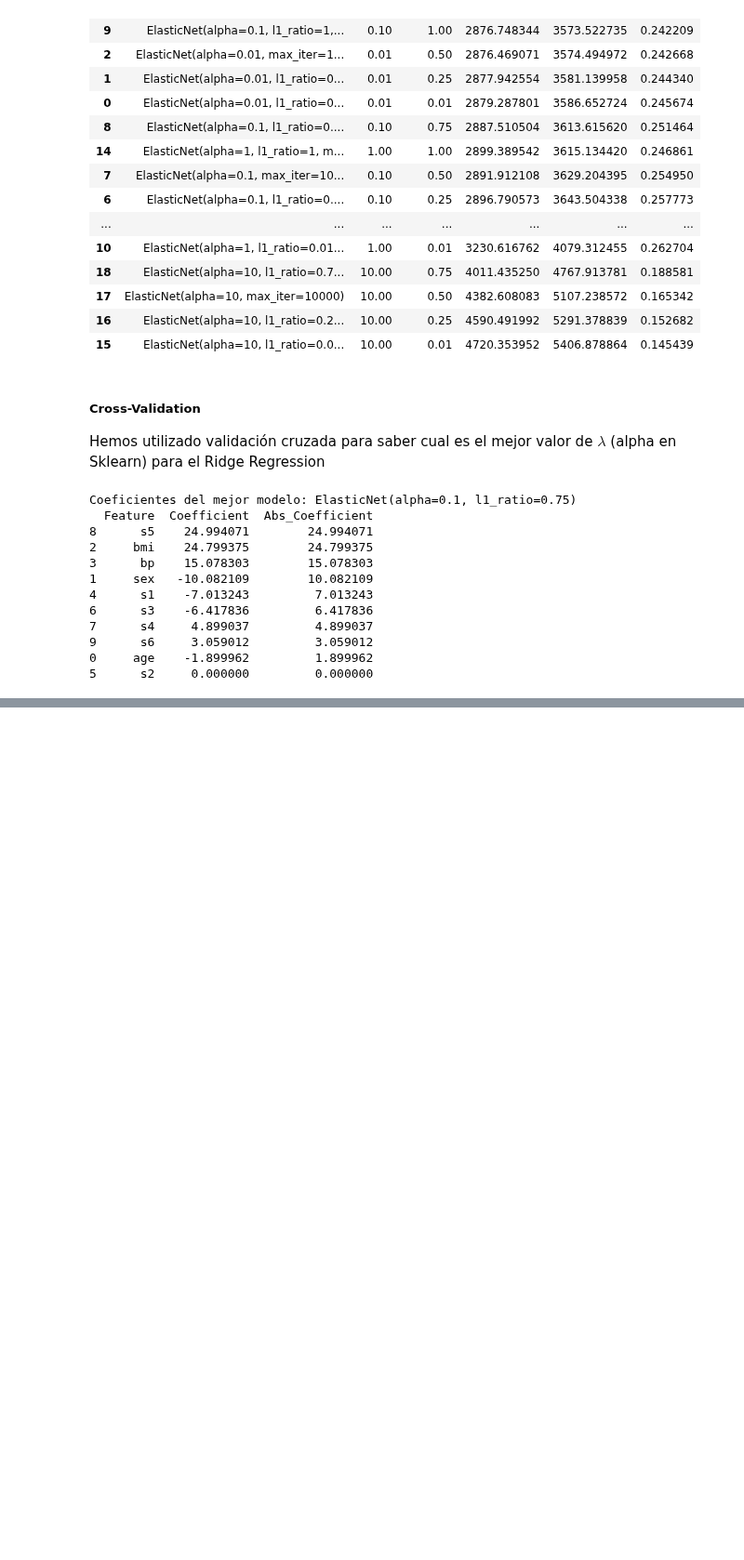
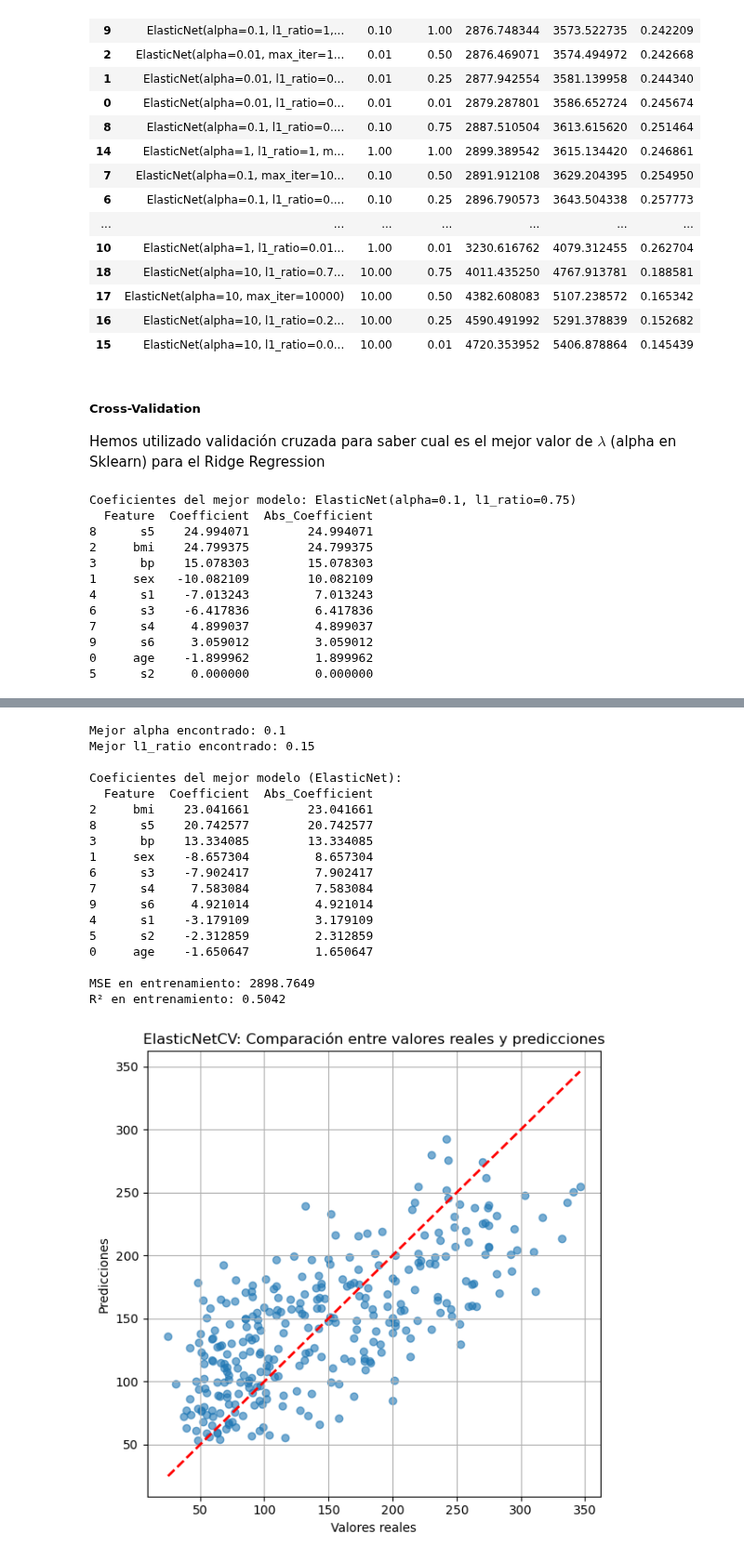
Before and after one commit to MalenaSancho/TFG, a Jupyter notebook: TFG/TFG_Python.ipynb, the cells around one changed output, grey strips where cells are left out. Shown at 93% size. Drawn from its saved outputs; the diff is of its cells as text; code cells hidden in the pictures; blank space fills up the shorter version.

```diff
--- a/TFG/TFG_Python.ipynb
+++ b/TFG/TFG_Python.ipynb
@@ -1720,3 +1845,70 @@ Resultados de la búsqueda con validación cruzada (Elastic Net)):
 | 22 | 100 | 0.5 | 6035.738169 | 622.613972 | 5920.495475 | 149.086014 | ... |
 | 23 | 100 | 0.75 | 6035.738169 | 622.613972 | 5920.495475 | 149.086014 | ... |
 | 24 | 100 | 1 | 6035.738169 | 622.613972 | 5920.495475 | 149.086014 | ... |
+# %%
+# Definir valores posibles de alpha (fuerza de regularización)
+alphas = np.logspace(-6, 6, 13)
+
+# Definir valores posibles de l1_ratio (proporción entre L1 y L2)
+# l1_ratio = 1 → Lasso, l1_ratio = 0 → Ridge
+l1_ratios = np.linspace(0.1, 1, 19)
+
+# Ajustar modelo ElasticNetCV con validación cruzada
+elastic_cv = ElasticNetCV(alphas=alphas, l1_ratio=l1_ratios, cv=5, max_iter=10000, random_state=42)
+elastic_cv.fit(X_train_scaled, y_train)
+
+# Mostrar el mejor alpha y l1_ratio encontrados
+print(f"Mejor alpha encontrado: {elastic_cv.alpha_}")
+print(f"Mejor l1_ratio encontrado: {elastic_cv.l1_ratio_:.2f}")
+
+# Crear DataFrame con coeficientes y ordenarlos
+coef_df = pd.DataFrame({
+    'Feature': X_train.columns,
+    'Coefficient': elastic_cv.coef_
+})
+coef_df['Abs_Coefficient'] = coef_df['Coefficient'].abs()
+coef_df = coef_df.sort_values(by='Abs_Coefficient', ascending=False)
+
+print("\nCoeficientes del mejor modelo (ElasticNet):")
+print(coef_df.head(10))  # Top 10 características más relevantes
+
+# Hacer predicciones en los datos de entrenamiento
+y_pred = elastic_cv.predict(X_train_scaled)
+
+# Calcular métricas de rendimiento
+mse = mean_squared_error(y_train, y_pred)
+r2 = r2_score(y_train, y_pred)
+
+print(f"\nMSE en entrenamiento: {mse:.4f}")
+print(f"R² en entrenamiento: {r2:.4f}")
+
+# Visualización de predicciones vs valores reales
+plt.figure(figsize=(6, 6))
+plt.scatter(y_train, y_pred, alpha=0.6)
+plt.plot([y_train.min(), y_train.max()], [y_train.min(), y_train.max()], 'r--', lw=2)
+plt.xlabel('Valores reales')
+plt.ylabel('Predicciones')
+plt.title('ElasticNetCV: Comparación entre valores reales y predicciones')
+plt.grid(True)
+plt.tight_layout()
+plt.show()
+# %% [output]
+Mejor alpha encontrado: 0.1
+Mejor l1_ratio encontrado: 0.15
+
+Coeficientes del mejor modelo (ElasticNet):
+  Feature  Coefficient  Abs_Coefficient
+2     bmi    23.041661        23.041661
+8      s5    20.742577        20.742577
+3      bp    13.334085        13.334085
+1     sex    -8.657304         8.657304
+6      s3    -7.902417         7.902417
+7      s4     7.583084         7.583084
+9      s6     4.921014         4.921014
+4      s1    -3.179109         3.179109
+5      s2    -2.312859         2.312859
+0     age    -1.650647         1.650647
+
+MSE en entrenamiento: 2898.7649
+R² en entrenamiento: 0.5042
+[figure, added]
```
Also changed, not shown: parts of 21 cells of this notebook.
